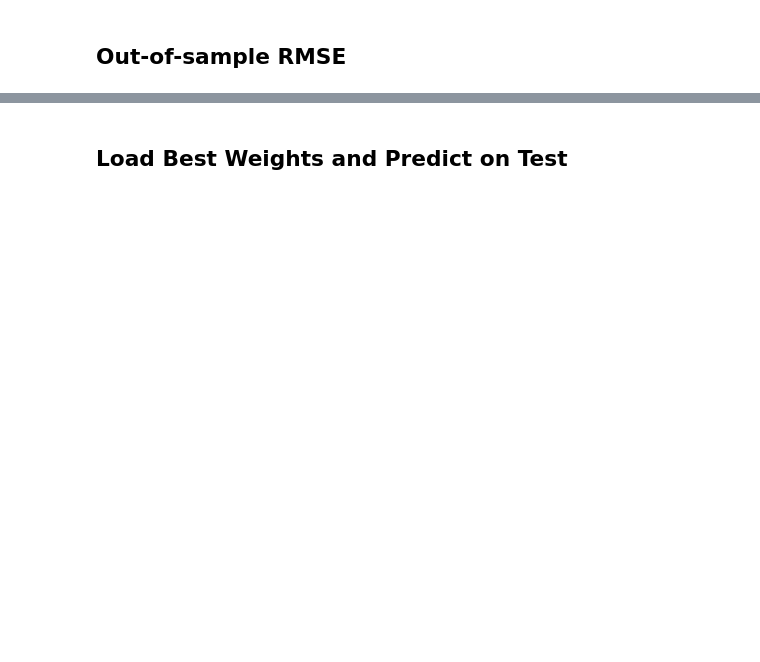
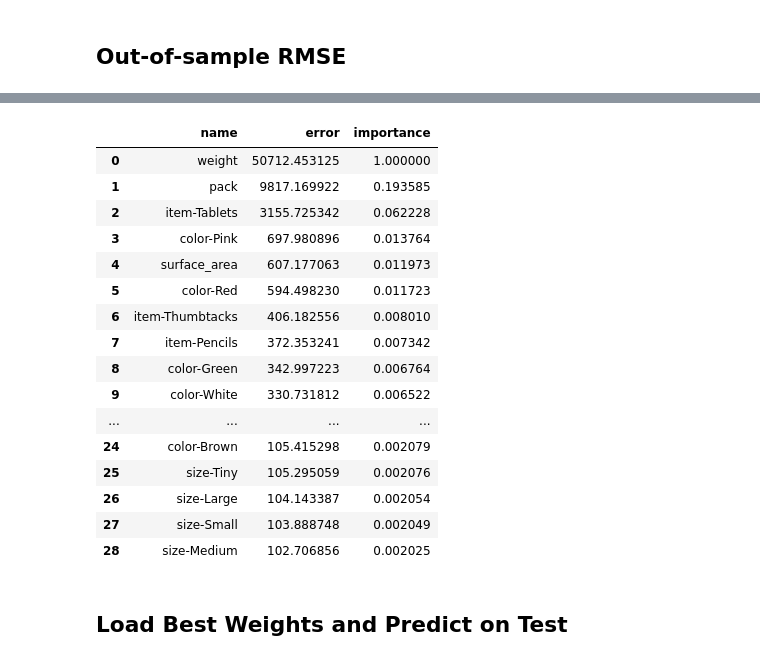
Before and after one commit to jasonwalker80/t81_558_sp18_kaggle, a Jupyter notebook: kaggle_jwalker.ipynb, the cells around one changed output, grey strips where cells are left out. Saved outputs shown, nothing was run; the diff lists cells and outputs as text; code cells hidden in the pictures; blank space fills up the shorter version.

```diff
--- a/kaggle_jwalker.ipynb
+++ b/kaggle_jwalker.ipynb
@@ -187,6 +187,33 @@ def submit(data,key,no,source_file=None):
     if r.status_code == 200:
         print("Success: {}".format(r.text))
     else: print("Failure: {}".format(r.text))
+
+
+def perturbation_rank(model, x, y, names, regression):
+    errors = []
+
+    for i in range(x.shape[1]):
+        hold = np.array(x[:, i])
+        np.random.shuffle(x[:, i])
+
+        if regression:
+            pred = model.predict(x)
+            error = metrics.mean_squared_error(y, pred)
+        else:
+            pred = model.predict_proba(x)
+            error = metrics.log_loss(y, pred)
+
+        errors.append(error)
+        x[:, i] = hold
+
+    max_error = np.max(errors)
+    importance = [e/max_error for e in errors]
+
+    data = {'name':names,'error':errors,'importance':importance}
+    result = pd.DataFrame(data, columns = ['name','error','importance'])
+    result.sort_values(by=['importance'], ascending=[0], inplace=True)
+    result.reset_index(inplace=True, drop=True)
+    return result
 # %% [markdown]
 # Kaggle Code
 
@@ -602,3 +618,31 @@ print("Final, out of sample score (RMSE): {}".format(score))
+# %%
+# Rank the features
+from IPython.display import display, HTML
+
+model.load_weights(filename_checkpoint)
+
+names = list(df_train.columns) # x+y column names
+names.remove("cost") # remove the target(y)
+rank = perturbation_rank(model, x_test, y_test, names, True)
+display(rank)
+# %% [output]
+|  | name | error | importance |
+| 0 | weight | 50712.453125 | 1.000000 |
+| 1 | pack | 9817.169922 | 0.193585 |
+| 2 | item-Tablets | 3155.725342 | 0.062228 |
+| 3 | color-Pink | 697.980896 | 0.013764 |
+| 4 | surface_area | 607.177063 | 0.011973 |
+| 5 | color-Red | 594.498230 | 0.011723 |
+| 6 | item-Thumbtacks | 406.182556 | 0.008010 |
+| 7 | item-Pencils | 372.353241 | 0.007342 |
+| 8 | color-Green | 342.997223 | 0.006764 |
+| 9 | color-White | 330.731812 | 0.006522 |
+| ... | ... | ... | ... |
+| 24 | color-Brown | 105.415298 | 0.002079 |
+| 25 | size-Tiny | 105.295059 | 0.002076 |
+| 26 | size-Large | 104.143387 | 0.002054 |
+| 27 | size-Small | 103.888748 | 0.002049 |
+| 28 | size-Medium | 102.706856 | 0.002025 |
 # %%
 
 #pred = model.predict(x_test)
```
Also changed, not shown: parts of 9 cells of this notebook, 2 other files.
